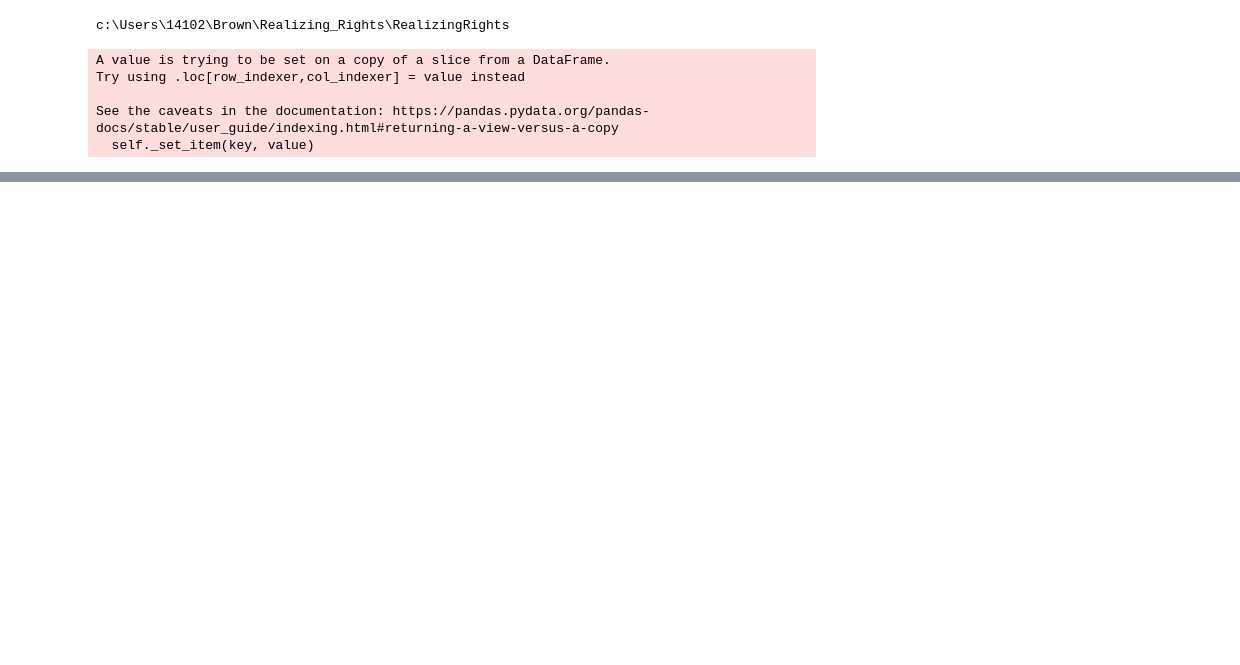
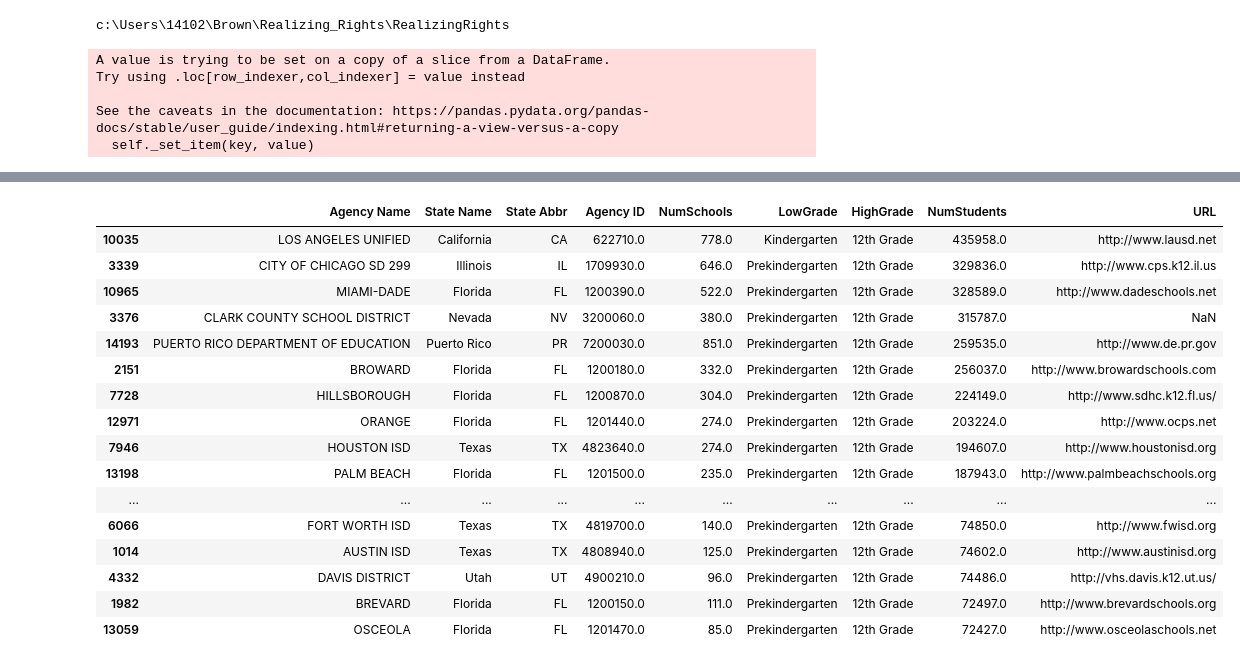
Before and after one commit to bradmarx112/RealizingRights, a Jupyter notebook: code/testing.ipynb, the cells around one changed output, grey strips where cells are left out. Cells and saved outputs as stored; diff of their text form; code cells hidden in the pictures; blank space fills up the shorter version.

```diff
--- a/code/testing.ipynb
+++ b/code/testing.ipynb
@@ -102,0 +124,22 @@ for url in district_df_with_urls['URL']:
+# %%
+district_df = pd.read_excel(io='data/USSchoolDistrictWebsiteInfo.xlsx', sheet_name='ELSI Export', header=6)
+district_df['NumStudents'] = pd.to_numeric(district_df['NumStudents'], errors='coerce')
+district_df.sort_values(by='NumStudents', ascending=False).head(50)
+# %% [output]
+|  | Agency Name | State Name | State Abbr | Agency ID | NumSchools | LowGrade | HighGrade | NumStudents | URL |
+| 10035 | LOS ANGELES UNIFIED | California | CA | 622710.0 | 778.0 | Kindergarten | 12th Grade | 435958.0 | http://www.lausd.net |
+| 3339 | CITY OF CHICAGO SD 299 | Illinois | IL | 1709930.0 | 646.0 | Prekindergarten | 12th Grade | 329836.0 | http://www.cps.k12.il.us |
+| 10965 | MIAMI-DADE | Florida | FL | 1200390.0 | 522.0 | Prekindergarten | 12th Grade | 328589.0 | http://www.dadeschools.net |
+| 3376 | CLARK COUNTY SCHOOL DISTRICT | Nevada | NV | 3200060.0 | 380.0 | Prekindergarten | 12th Grade | 315787.0 | NaN |
+| 14193 | PUERTO RICO DEPARTMENT OF EDUCATION | Puerto Rico | PR | 7200030.0 | 851.0 | Prekindergarten | 12th Grade | 259535.0 | http://www.de.pr.gov |
+| 2151 | BROWARD | Florida | FL | 1200180.0 | 332.0 | Prekindergarten | 12th Grade | 256037.0 | http://www.browardschools.com |
+| 7728 | HILLSBOROUGH | Florida | FL | 1200870.0 | 304.0 | Prekindergarten | 12th Grade | 224149.0 | http://www.sdhc.k12.fl.us/ |
+| 12971 | ORANGE | Florida | FL | 1201440.0 | 274.0 | Prekindergarten | 12th Grade | 203224.0 | http://www.ocps.net |
+| 7946 | HOUSTON ISD | Texas | TX | 4823640.0 | 274.0 | Prekindergarten | 12th Grade | 194607.0 | http://www.houstonisd.org |
+| 13198 | PALM BEACH | Florida | FL | 1201500.0 | 235.0 | Prekindergarten | 12th Grade | 187943.0 | http://www.palmbeachschools.org |
+| ... | ... | ... | ... | ... | ... | ... | ... | ... | ... |
+| 6066 | FORT WORTH ISD | Texas | TX | 4819700.0 | 140.0 | Prekindergarten | 12th Grade | 74850.0 | http://www.fwisd.org |
+| 1014 | AUSTIN ISD | Texas | TX | 4808940.0 | 125.0 | Prekindergarten | 12th Grade | 74602.0 | http://www.austinisd.org |
+| 4332 | DAVIS DISTRICT | Utah | UT | 4900210.0 | 96.0 | Prekindergarten | 12th Grade | 74486.0 | http://vhs.davis.k12.ut.us/ |
+| 1982 | BREVARD | Florida | FL | 1200150.0 | 111.0 | Prekindergarten | 12th Grade | 72497.0 | http://www.brevardschools.org |
+| 13059 | OSCEOLA | Florida | FL | 1201470.0 | 85.0 | Prekindergarten | 12th Grade | 72427.0 | http://www.osceolaschools.net |
```
Also changed, not shown: parts of 5 cells of this notebook, 3 other files.
